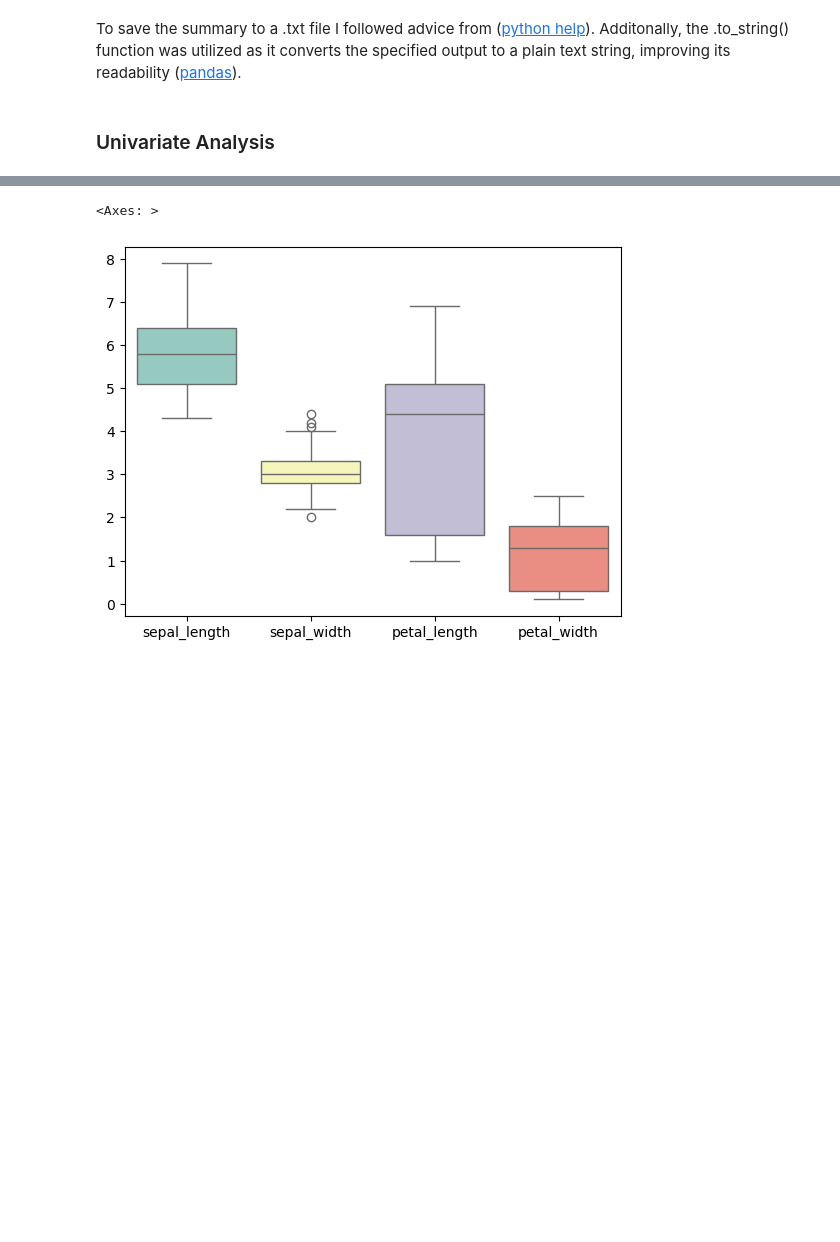
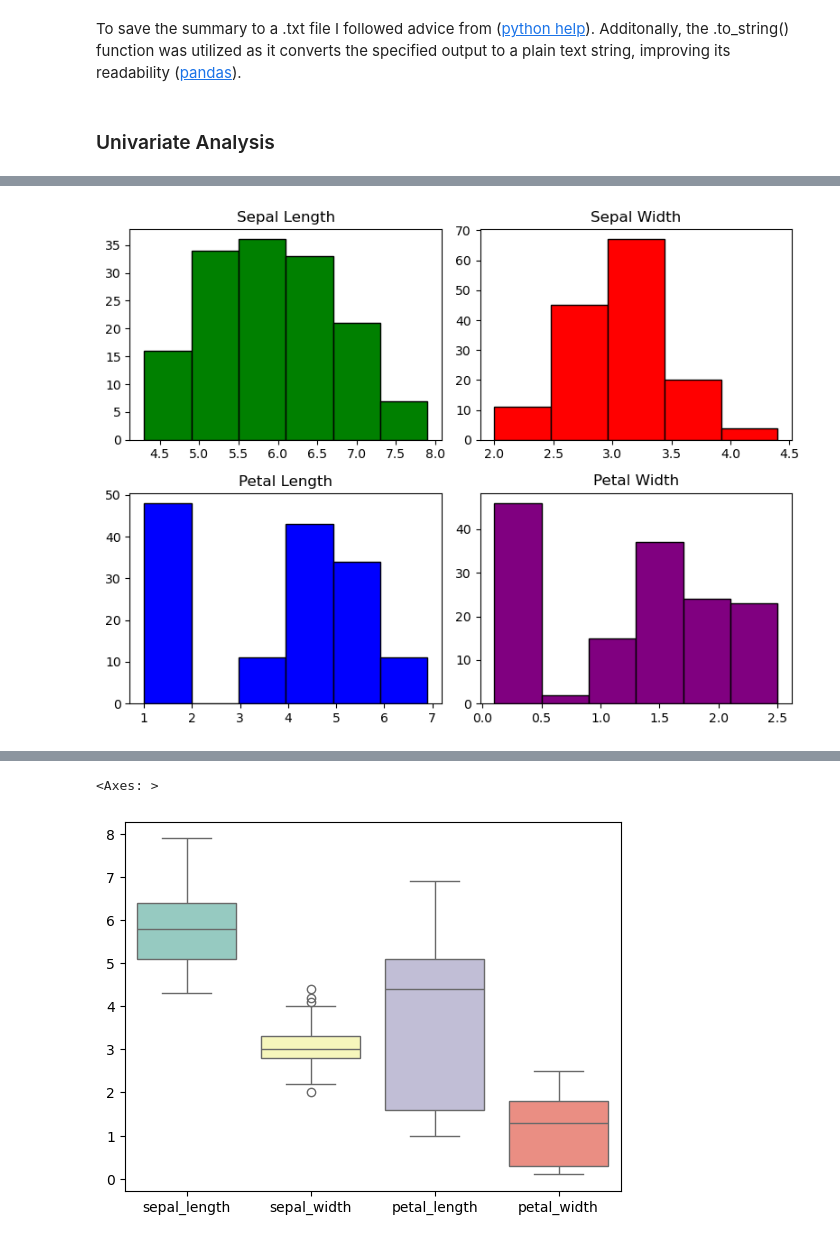
Before and after one commit to NibnabCodes/pands_project, a Jupyter notebook: investigations.ipynb, the cells around one changed output, grey strips where cells are left out. Cells and saved outputs as stored; diff of their text form; code cells hidden in the pictures; blank space fills up the shorter version.

Commit message:
completed univariate analysis, improved histogram

```diff
--- a/investigations.ipynb
+++ b/investigations.ipynb
@@ -155,0 +145,33 @@ The .hist() function generates a histogram represent the distribution of the dat
+# %%
+# Create histograms for each feature
+
+# Create subplots
+fig, ax = plt.subplots(2, 2, figsize=(8, 6))
+
+# Create histogram for sepal length
+ax[0,0].hist(iris_df['sepal_length'], bins=6, color='green', edgecolor='black')
+# Set the figure title
+ax[0,0].set_title("Sepal Length")
+
+# Create histogram for sepal width
+ax[0,1].hist(iris_df['sepal_width'], bins=5, color='red', edgecolor='black')
+# Set the figure title
+ax[0,1].set_title("Sepal Width")
+
+# Create histogram for petal length
+ax[1,0].hist(iris_df['petal_length'], bins=6, color='blue', edgecolor='black')
+# Set the figure title
+ax[1,0].set_title("Petal Length")
+
+# Create histogram for petal width
+ax[1,1].hist(iris_df['petal_width'], bins=6, color='purple', edgecolor='black')
+# Set the figure title
+ax[1,1].set_title("Petal Width")
+
+# Adjust layout to prevent overlap
+plt.tight_layout()
+
+# Save the histogram as a .png file
+#plt.savefig('features_histogram.png')
+# %% [output]
+[figure, added]
```
Also changed, not shown: parts of 11 cells of this notebook, 2 other files.
